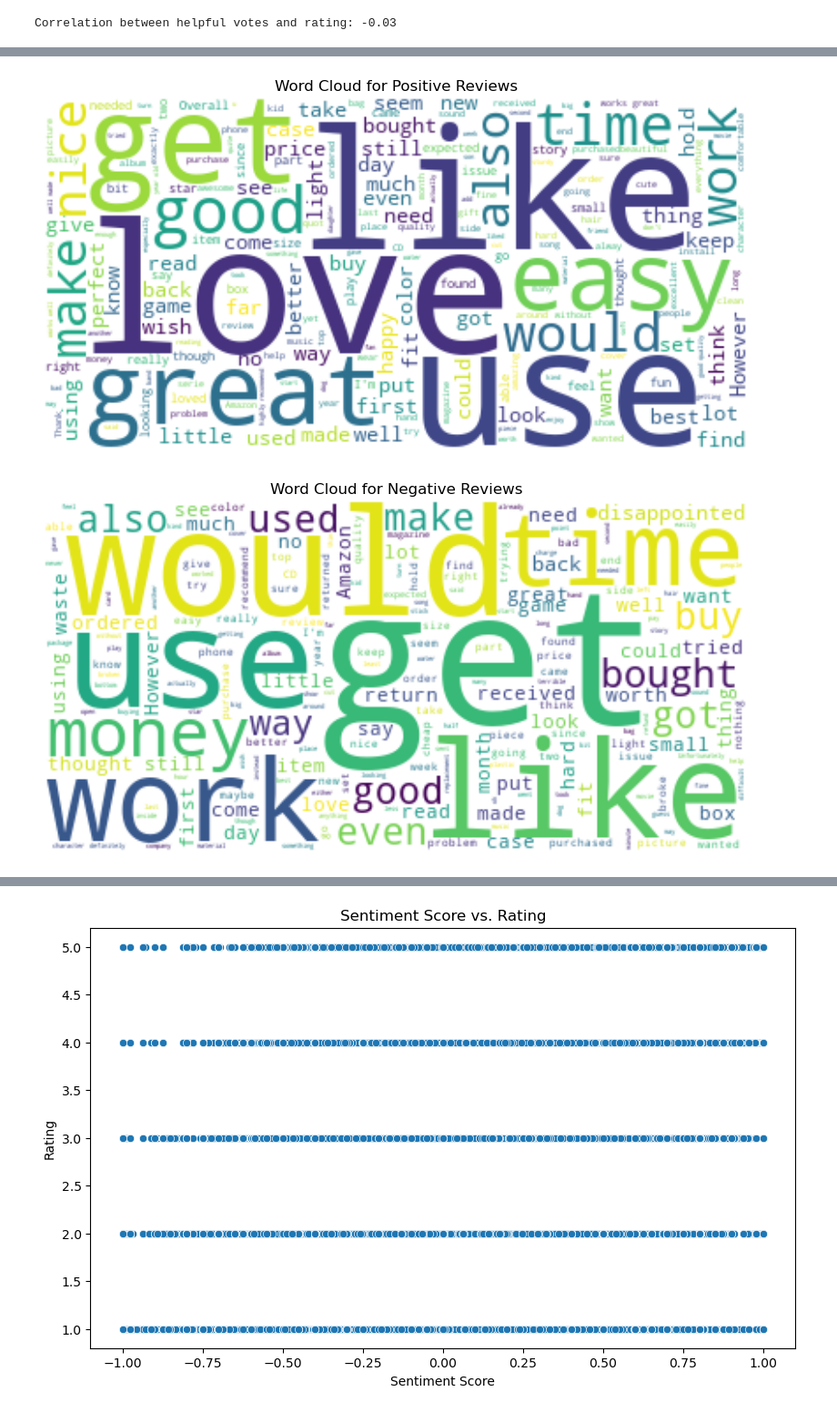
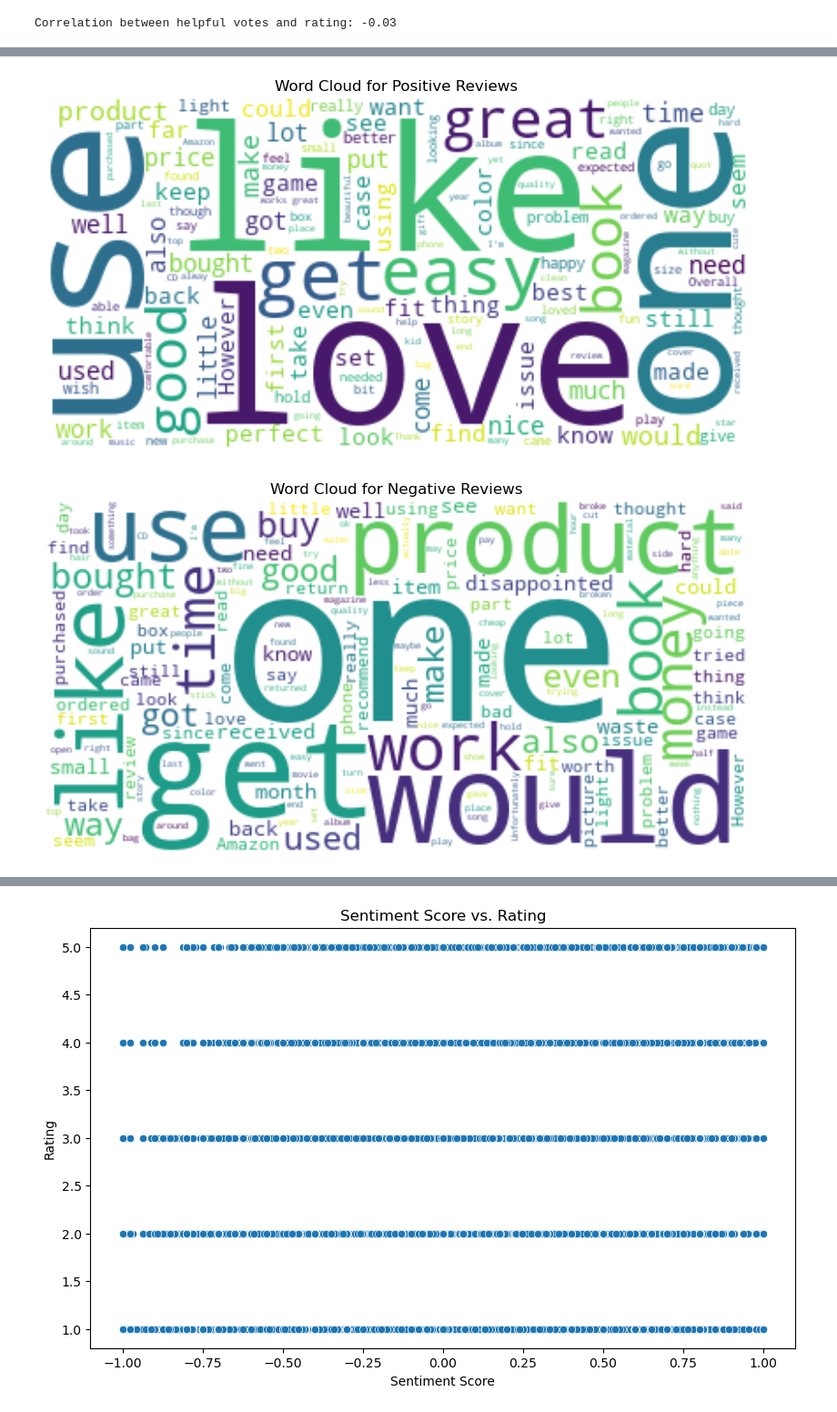
Before and after one commit to tuback/amazon-products-sentiment-analysis, a Jupyter notebook: src/notebooks/exploratory_data_analysis.ipynb, the cells around one changed output, grey strips where cells are left out. Shown at 91% size. Cells and saved outputs as stored; diff of their text form; code cells hidden in the pictures.

```diff
--- a/src/notebooks/exploratory_data_analysis.ipynb
+++ b/src/notebooks/exploratory_data_analysis.ipynb
@@ -8,7 +8,5 @@ from nltk.corpus import stopwords
 import os
 import numpy as np
 # %%
-# retrieve the cleaned sample data
-
-df_reviews_raw = pd.read_parquet("C:\Source Codes\sentiment_amazon_review\dataset\sample_amazon_product_review_data_20240627_152732.parquet")
+df_reviews_raw = pd.read_parquet("C:\SourceCode\sentiment_amazon_review\dataset\sample_amazon_product_review_data_20240627_152732.parquet")
 # %%
@@ -253,14 +190,9 @@ Positive reviews consists of more love, greatness and easiness.
 nltk.download('stopwords')
 stop_words = set(stopwords.words('english'))
 
-# Adding br especially important because it exists in many reviews. As similar book and product words are unnecessary
-custom_stop_words = {"br", "nbsp", "amp", "one", "book", "product"}
+# Adding br especially important because it exists in many reviews
+custom_stop_words = {"br", "nbsp", "amp"}
 stop_words.update(custom_stop_words)
-
-# Removing some common words that are not useful for sentiment analysis espcially in negative views.
-words_to_remove = ["don't", "aren't", "no", "nor"]
-for word in words_to_remove:
-    stop_words.discard(word)
 
 def generate_wordcloud(text, title):
     wordcloud = WordCloud(stopwords=stop_words, background_color="white").generate(text)
@@ -281,3 +213,3 @@ generate_wordcloud(negative_reviews, 'Word Cloud for Negative Reviews')
 [nltk_data]   Package stopwords is already up-to-date!
-[figure, old version]
+[figure, new version]
-[figure, old version]
+[figure, new version]
```
Also changed, not shown: parts of 24 cells of this notebook, 4 other files.
